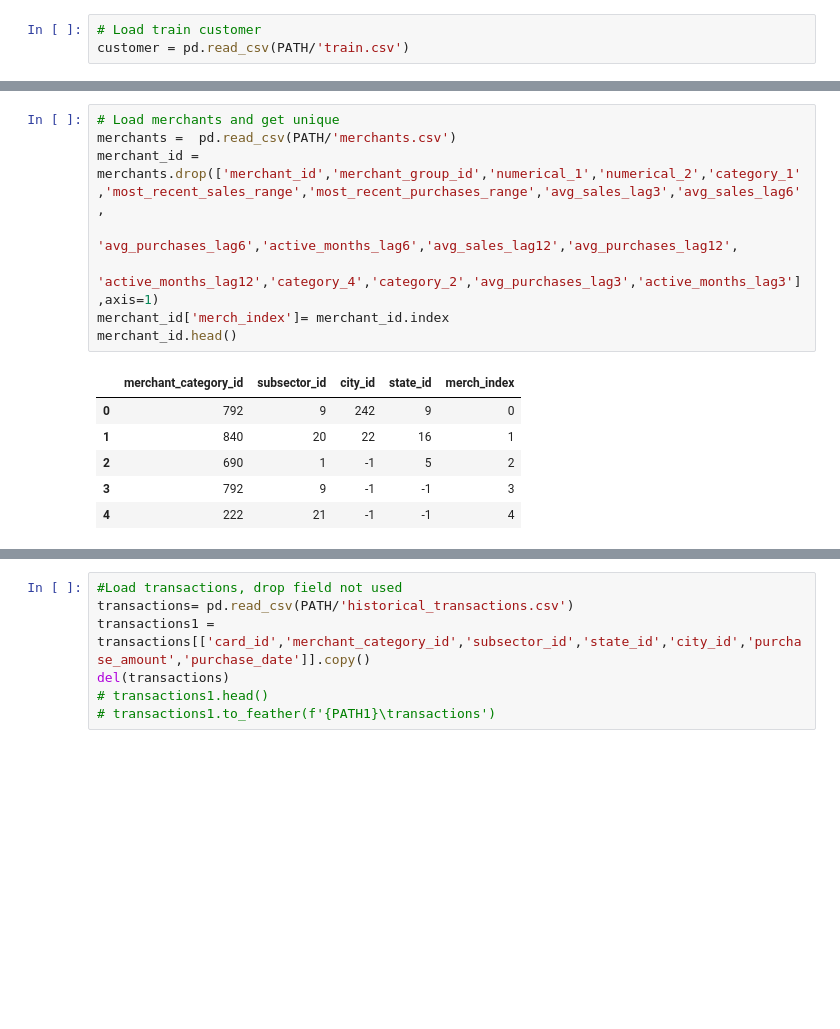
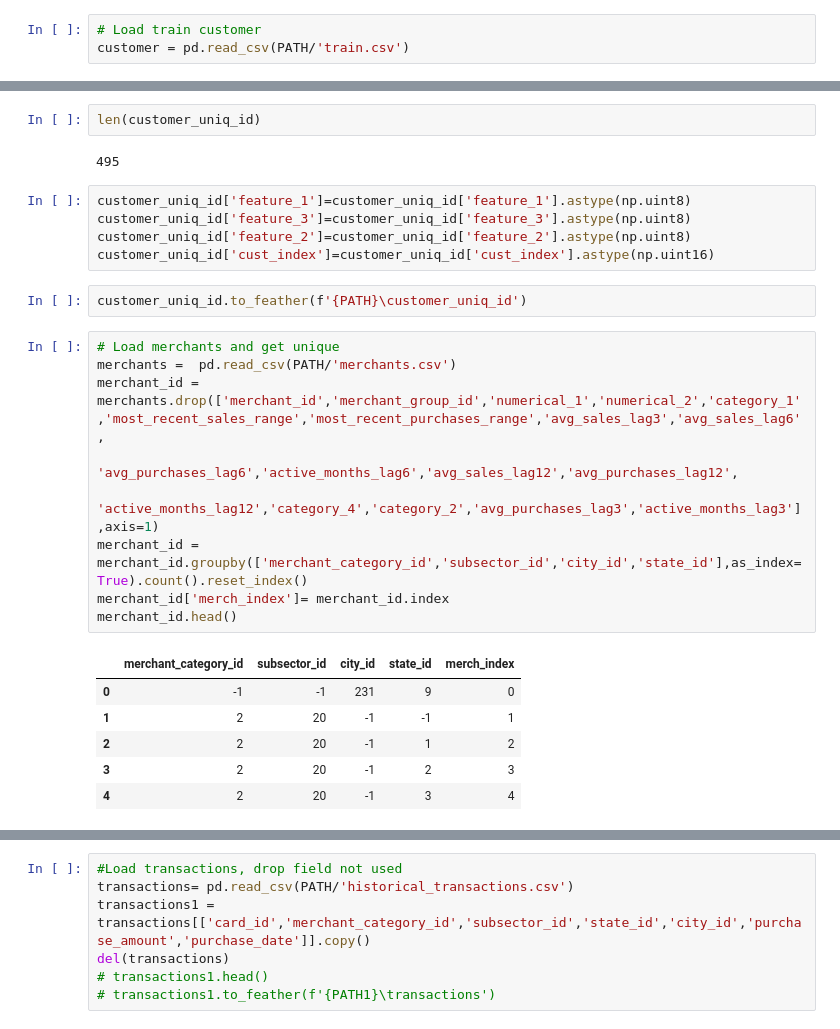
Before and after one commit to gane-dev/DeepLearning, a Jupyter notebook: elo-prediction-v1.ipynb, the cells around one changed output, grey strips where cells are left out. Drawn from its saved outputs; the diff is of its cells as text; blank space fills up the shorter version.

```diff
--- a/elo-prediction-v1.ipynb
+++ b/elo-prediction-v1.ipynb
@@ -19,15 +28,27 @@ customer_uniq_id.to_feather(f'{PATH1}\customer_uniq_id')
+# %%
+len(customer_uniq_id)
+# %% [output]
+495
+# %%
+customer_uniq_id['feature_1']=customer_uniq_id['feature_1'].astype(np.uint8)
+customer_uniq_id['feature_3']=customer_uniq_id['feature_3'].astype(np.uint8)
+customer_uniq_id['feature_2']=customer_uniq_id['feature_2'].astype(np.uint8)
+customer_uniq_id['cust_index']=customer_uniq_id['cust_index'].astype(np.uint16)
+# %%
+customer_uniq_id.to_feather(f'{PATH}\customer_uniq_id')
 # %%
 # Load merchants and get unique
 merchants =  pd.read_csv(PATH/'merchants.csv')
 merchant_id = merchants.drop(['merchant_id','merchant_group_id','numerical_1','numerical_2','category_1','most_recent_sales_range','most_recent_purchases_range','avg_sales_lag3','avg_sales_lag6',
                               'avg_purchases_lag6','active_months_lag6','avg_sales_lag12','avg_purchases_lag12',
                               'active_months_lag12','category_4','category_2','avg_purchases_lag3','active_months_lag3'],axis=1)
+merchant_id = merchant_id.groupby(['merchant_category_id','subsector_id','city_id','state_id'],as_index=True).count().reset_index()
 merchant_id['merch_index']= merchant_id.index
 merchant_id.head()
 # %% [output]
 |  | merchant_category_id | subsector_id | city_id | state_id | merch_index |
-| 0 | 792 | 9 | 242 | 9 | 0 |
-| 1 | 840 | 20 | 22 | 16 | 1 |
-| 2 | 690 | 1 | -1 | 5 | 2 |
-| 3 | 792 | 9 | -1 | -1 | 3 |
-| 4 | 222 | 21 | -1 | -1 | 4 |
+| 0 | -1 | -1 | 231 | 9 | 0 |
+| 1 | 2 | 20 | -1 | -1 | 1 |
+| 2 | 2 | 20 | -1 | 1 | 2 |
+| 3 | 2 | 20 | -1 | 2 | 3 |
+| 4 | 2 | 20 | -1 | 3 | 4 |
```
Also changed, not shown: parts of 13 cells of this notebook.
